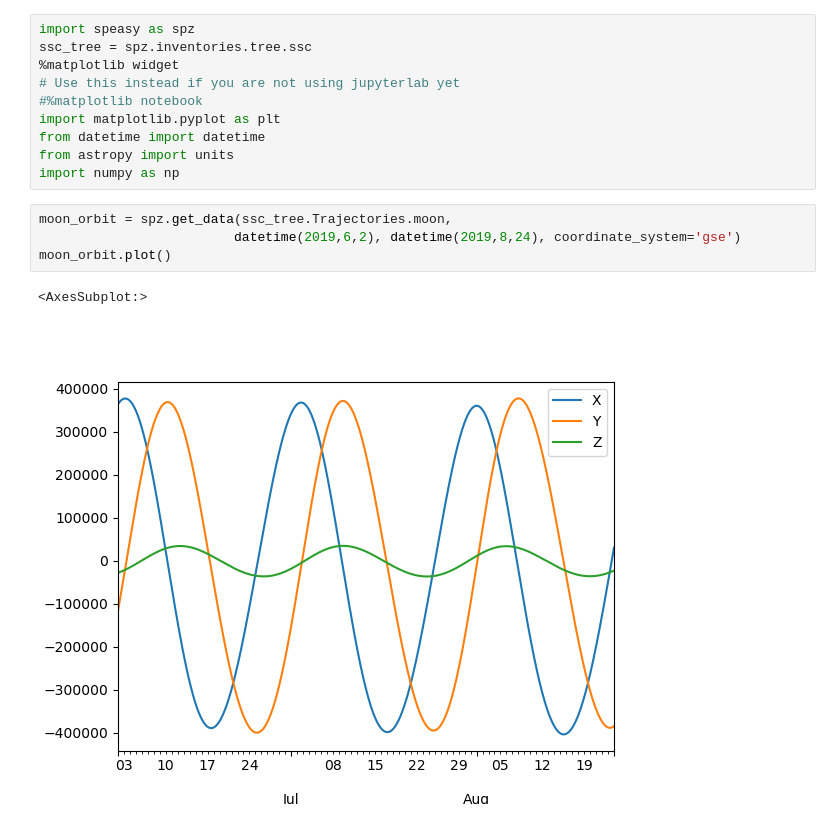
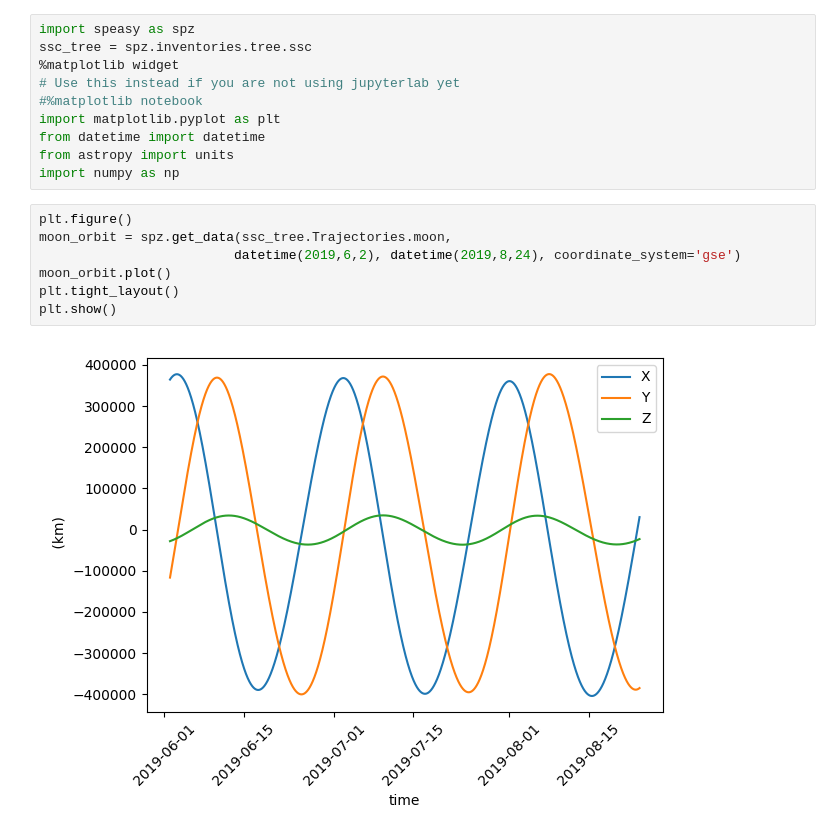
Before and after one commit to SciQLop/speasy, a Jupyter notebook: docs/examples/SSCWeb.ipynb, the cells around one changed output. Saved outputs shown, nothing was run; the diff lists cells and outputs as text.

```diff
--- a/docs/examples/SSCWeb.ipynb
+++ b/docs/examples/SSCWeb.ipynb
@@ -11,12 +11,14 @@ from datetime import datetime
 from astropy import units
 import numpy as np
 # %%
+plt.figure()
 moon_orbit = spz.get_data(ssc_tree.Trajectories.moon,
                          datetime(2019,6,2), datetime(2019,8,24), coordinate_system='gse')
 moon_orbit.plot()
+plt.tight_layout()
+plt.show()
 # %% [output]
-<AxesSubplot:>
-[figure, old version]
+[figure, new version]
 # %%
 def plot_traj(var, ax, label):
     ax.plot(var.values[:,0],var.values[:,1],var.values[:,2], label=label)
```
Also changed, not shown: parts of 1 cell of this notebook, 13 other files.
